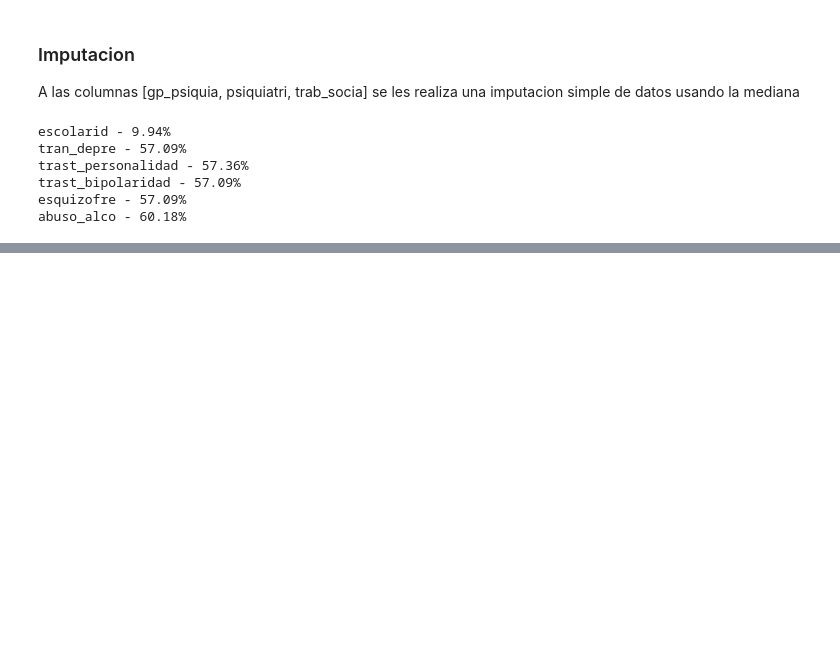
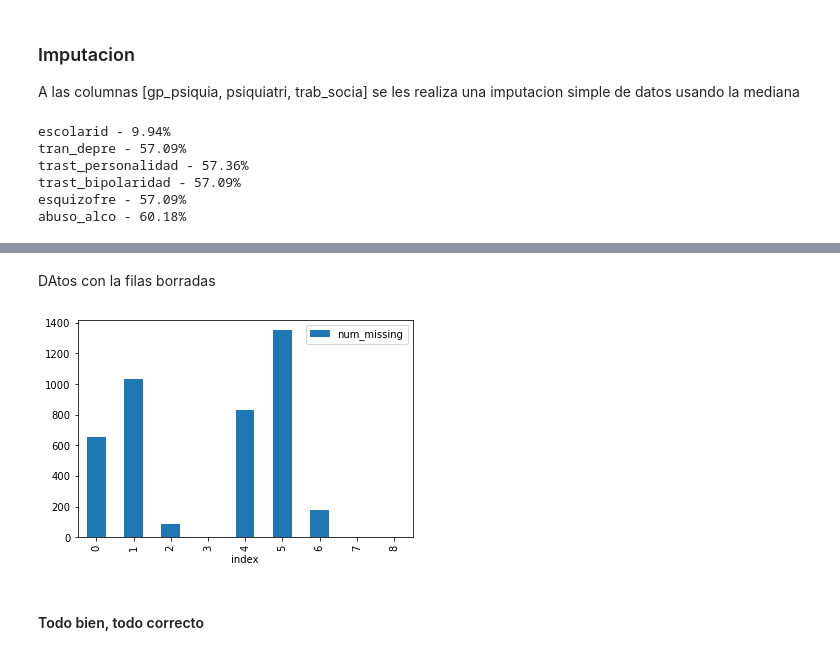
Before and after one commit to sescobar99/MS-labs, a Jupyter notebook: Proyecto/Limpieza/Clean_desplegado.ipynb, the cells around one changed output, grey strips where cells are left out. Drawn from its saved outputs; the diff is of its cells as text; code cells hidden in the pictures; blank space fills up the shorter version.

```diff
--- a/Proyecto/Limpieza/Clean_desplegado.ipynb
+++ b/Proyecto/Limpieza/Clean_desplegado.ipynb
@@ -645,0 +508,8 @@ newDf.to_csv('cleanData.csv',index=False)
+# %%
+imputer = SimpleImputer(strategy="most_frequent")
+# fit on the dataset
+imputer.fit(df2)
+# transform the dataset
+Xtrans = imputer.transform(df2)
+cds_imputed = pd.DataFrame(Xtrans, columns = df2.columns)
+cds_imputed
@@ -645,0 +530,3 @@ newDf.to_csv('cleanData.csv',index=False)
+# %%
+df2['escolarid'] = cds_imputed['escolarid'].ravel() # impute only escolarid
+df2
@@ -645,0 +547,12 @@ newDf.to_csv('cleanData.csv',index=False)
+# %% [markdown]
+DAtos con la filas borradas
+# %%
+df2['num_missing'].value_counts().reset_index().sort_values(by='index').plot.bar(x='index', y='num_missing')
+# drop rows with a lot of missing values.
+ind_missing = df2[df2['num_missing'] >= 2].index
+cds_few_minus_alcohol = df2.drop(ind_missing, axis=0)
+
+ind_missing = df2[df2['num_missing'] >= 1].index
+cds_few = df2.drop(ind_missing, axis=0)
+# %% [output]
+[figure, added]
@@ -645,0 +577,2 @@ newDf.to_csv('cleanData.csv',index=False)
+# %% [markdown]
+#### Todo bien, todo correcto
```
Also changed, not shown: parts of 44 cells of this notebook, 5 other files.
